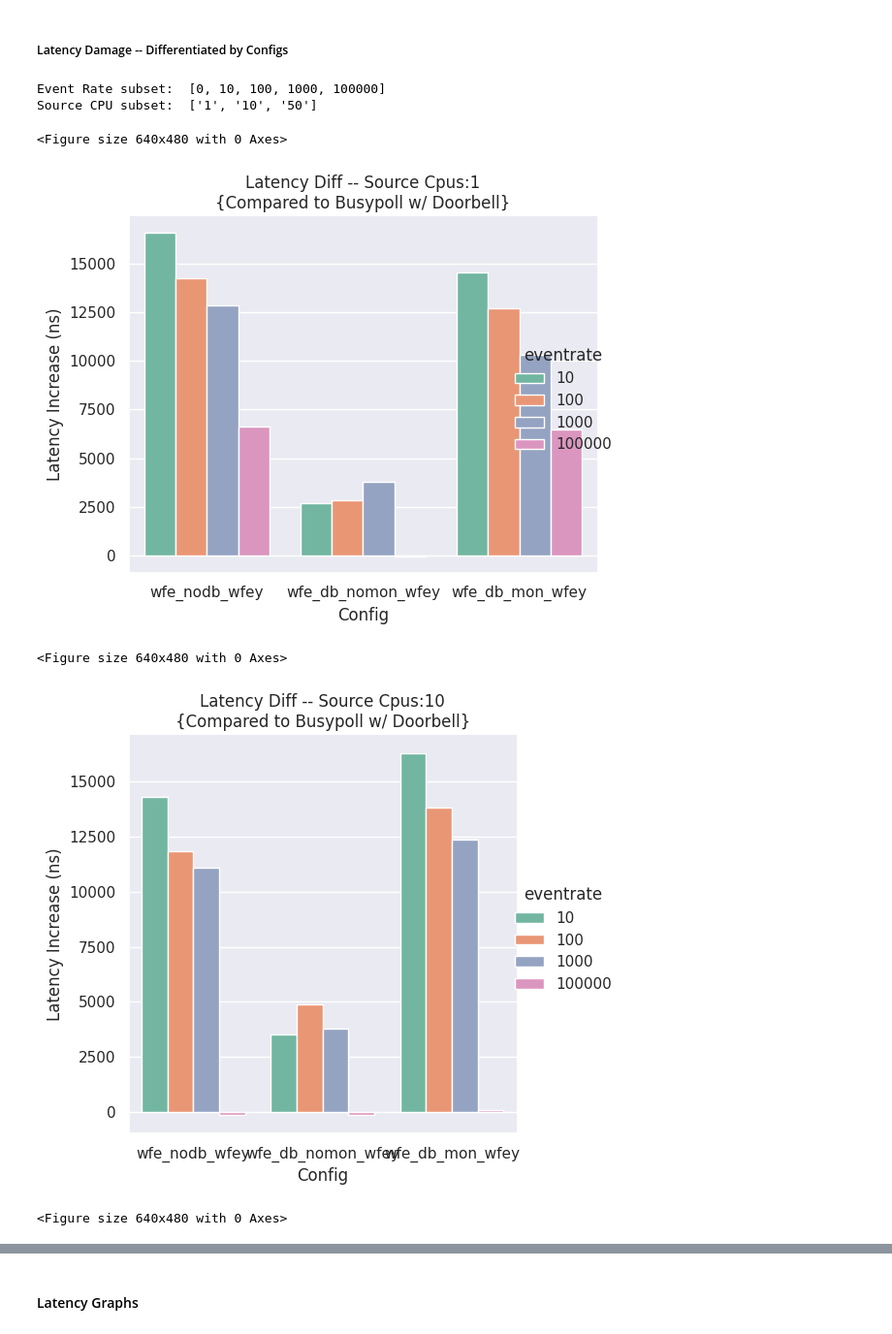
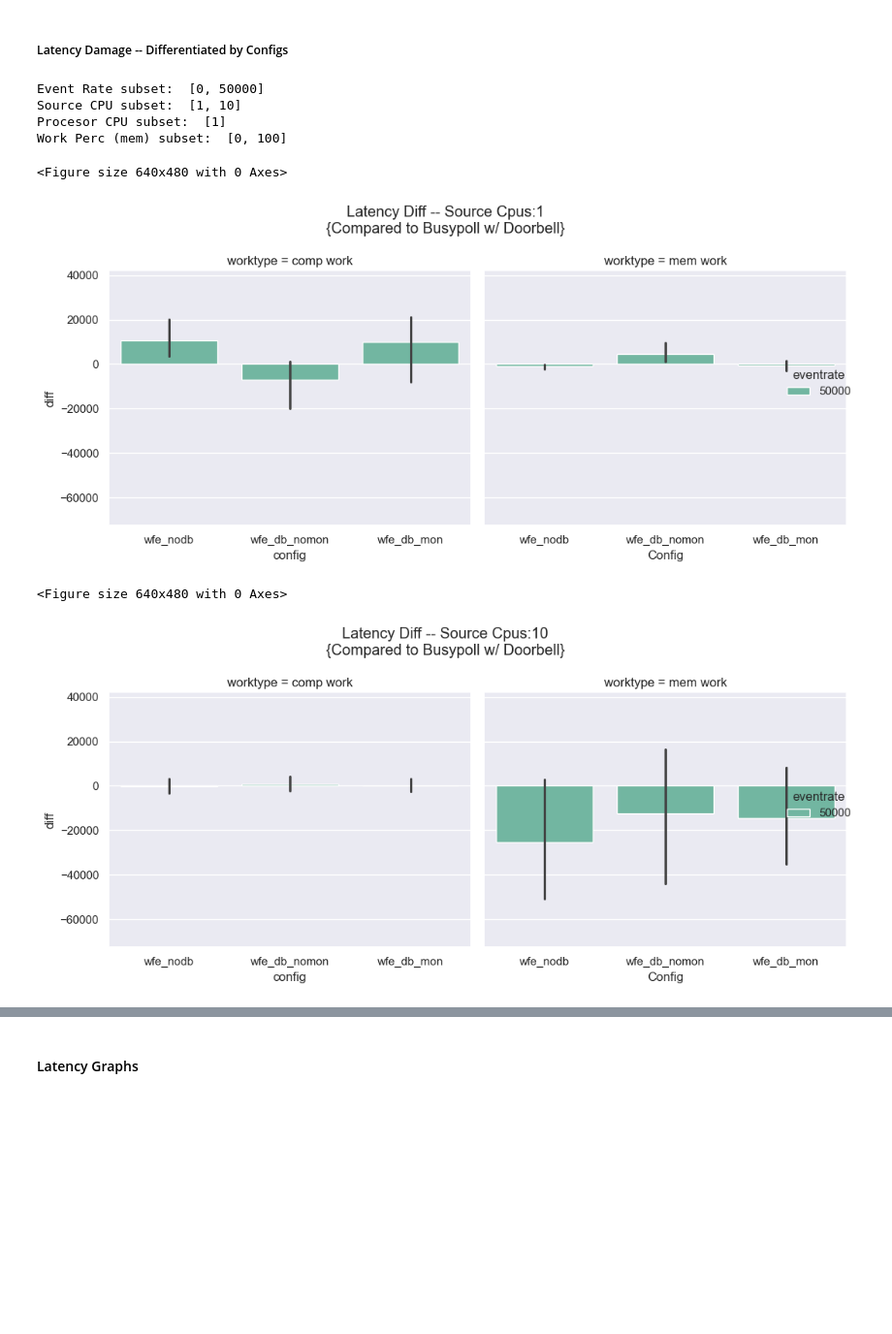
Before and after one commit to jappavoo/wfey, a Jupyter notebook: notebooks/wfey_sweep-wModule.ipynb, the cells around one changed output, grey strips where cells are left out. Shown at 97% size. Saved outputs shown, nothing was run; the diff lists cells and outputs as text; code cells hidden in the pictures; blank space fills up the shorter version.

```diff
--- a/notebooks/wfey_sweep-wModule.ipynb
+++ b/notebooks/wfey_sweep-wModule.ipynb
@@ -302,59 +315,70 @@ Source CPU subset:  ['1', '10', '50']
 # %% [markdown]
 ##### Latency Damage -- Differentiated by Configs
 # %%
-df_used = return_df(bm_output)
+df_used = return_df(bm_latency_output_flat)
 config_set = None
 
-tabledf = pd.DataFrame(columns=['eventrate', 'sourceCPUs', 'config', 'diff'])
-compare_types = ['wfe_nodb_wfey', 'wfe_db_nomon_wfey', 'wfe_db_mon_wfey']
-for e in eventsubset[1:]:
+tabledf = pd.DataFrame(columns=['eventrate', 'sourceCPUs', 'config', 'worktype', 'diff'])
+compare_types = ['wfe_nodb', 'wfe_db_nomon', 'wfe_db_mon']
+for e in eventsubset:
     for sc in sourceCPUsubset:
-        #plt.figure()
-        config_set = return_config_set(df_used, e, sc)
-        #config_set = (df_used[(df_used['sourceCPUs'] == sc)])
+        for wp in worksubset:
+            if (e == 0):
+                continue
+            #plt.figure()
+            config_set = return_config_set(df_used, e, sc)
+            #config_set = (df_used[(df_used['sourceCPUs'] == sc)])
+            key = str(e)+"_"+str(1)+"_"+str(sc)+"_"+str(wp)
 
-        key = str(e)+"_"+str(1)+"_"+str(sc)
+            main_cmp_df = config_set[(config_set['KEY'] == 'busypoll_db/'+key)]
+            for cmptyp in compare_types:
+                for wt in worktypes:
+                    cmp_df = config_set[(config_set['KEY'] == cmptyp+'/'+key) & (config_set['WorkType'] == wt)]
+                    if (cmp_df.empty == True):
+                        continue
+                    start = main_cmp_df['Latency_Mean'].tolist()
+                    end = cmp_df['Latency_Mean'].tolist()
+                    #print("start:", start, "end:", end)
+                    cmp_diff = np.subtract(start,end)
 
-        main_cmp_df = config_set[(config_set['KEY'] == 'busypoll_db_wfey/'+key)]
-        for cmptyp in compare_types:
-            cmp_df = config_set[(config_set['KEY'] == cmptyp+'/'+key)]
-            start = main_cmp_df['latency_mean'].tolist()
-            end = cmp_df['latency_mean'].tolist()
-            #print("start:", start, "end:", end)
-            cmp_diff = np.subtract(end,start)
-            #print(cmp_diff)
-            #cmp_diff = np.concatenate(cmp_diff).tolist()
-            #print(cmp_diff)
+                    tabledf.loc[len(tabledf)] = [e, sc] + [cmptyp,wt,cmp_diff]
 
-            #print(cmp_diff)
+tabledf = tabledf.explode('diff', ignore_index=True)
 
-
-            tabledf.loc[len(tabledf)] = [e, sc] + [cmptyp,cmp_diff[0]]
 #display(tabledf)
 
 for sc in sourceCPUsubset:
     plt.figure()
     config_set = (tabledf[(tabledf['sourceCPUs'] == sc)])
     #display(config_set)
     g = sns.catplot(
         data=config_set,
         kind='bar',
         x='config',
         y='diff',
         hue='eventrate',
-        palette='Set2'
+        palette='Set2',
+        col='worktype'
     )
 
 
-    plt.title('Latency Diff -- Source Cpus:'+str(sc)+'\n{Compared to Busypoll w/ Doorbell}')
+    g.fig.suptitle('Latency Diff -- Source Cpus:'+str(sc)+'\n{Compared to Busypoll w/ Doorbell}')
+
+    q_h = tabledf["diff"].quantile(0.90)
+    q_l = tabledf["diff"].quantile(0.10)
+    temp_table = tabledf[ (tabledf["diff"] < q_h) & (tabledf["diff"] > q_l) ]
+
+    g.set(ylim=(temp_table['diff'].min(),temp_table['diff'].max()))
+
     plt.xlabel('Config')
     plt.ylabel('Latency Increase (ns)')
     plt.tight_layout()
 # %% [output]
-Event Rate subset:  [0, 10, 100, 1000, 100000]
-Source CPU subset:  ['1', '10', '50']
+Event Rate subset:  [0, 50000]
+Source CPU subset:  [1, 10]
+Procesor CPU subset:  [1]
+Work Perc (mem) subset:  [0, 100]
 <Figure size 640x480 with 0 Axes>
-[figure, old version]
+[figure, new version]
 <Figure size 640x480 with 0 Axes>
-[figure, old version]
+[figure, new version]
-<Figure size 640x480 with 0 Axes>
```
Also changed, not shown: parts of 24 cells of this notebook, 2 other files.
